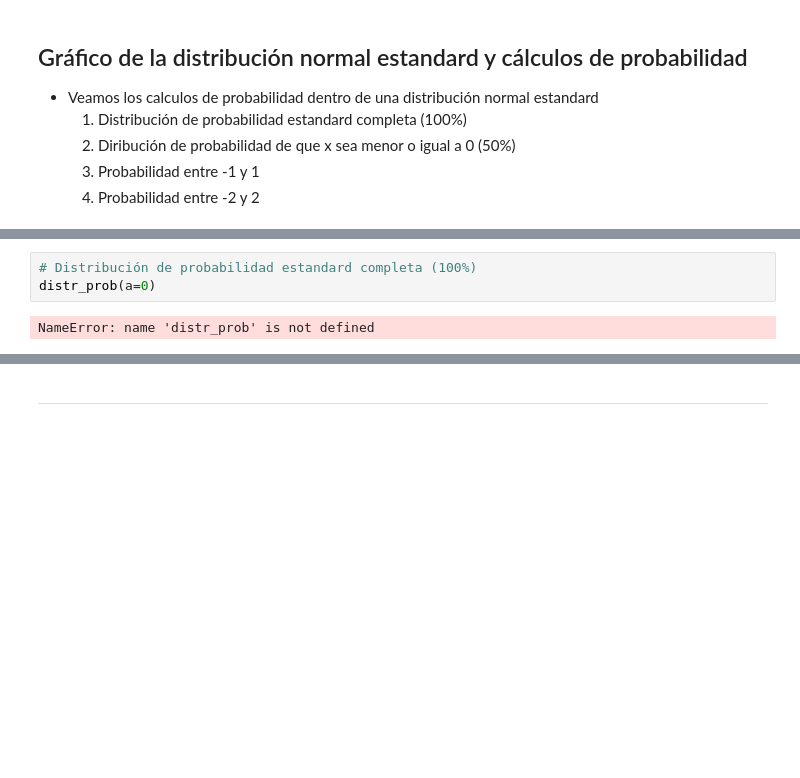
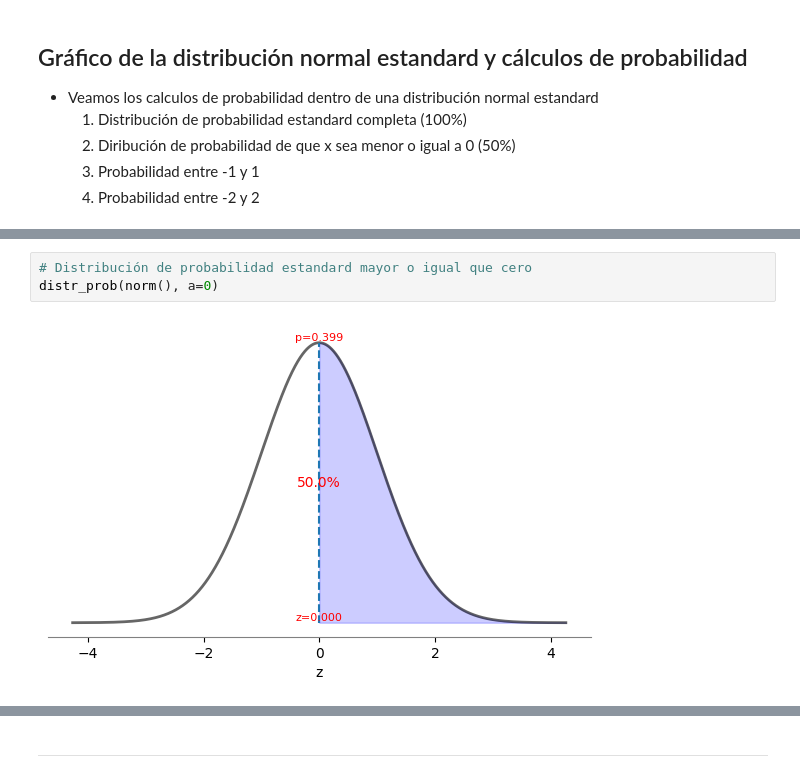
Before and after one commit to DaniCh-Coder/Python-Notes, a Jupyter notebook: ps stats/Probability-distributions/dp-normal-standard.ipynb, the cells around one changed output, grey strips where cells are left out. Drawn from its saved outputs; the diff is of its cells as text; blank space fills up the shorter version.

```diff
--- a/ps stats/Probability-distributions/dp-normal-standard.ipynb
+++ b/ps stats/Probability-distributions/dp-normal-standard.ipynb
@@ -361,6 +159,6 @@ NameError: name 'distr_prob' is not defined
 # %%
-# Distribución de probabilidad estandard completa (100%)
-distr_prob(a=0)
+# Distribución de probabilidad estandard mayor o igual que cero
+distr_prob(norm(), a=0)
 # %% [output]
-NameError: name 'distr_prob' is not defined
+[figure, added]
 # %%
```
Also changed, not shown: parts of 23 cells of this notebook, 7 other files.
